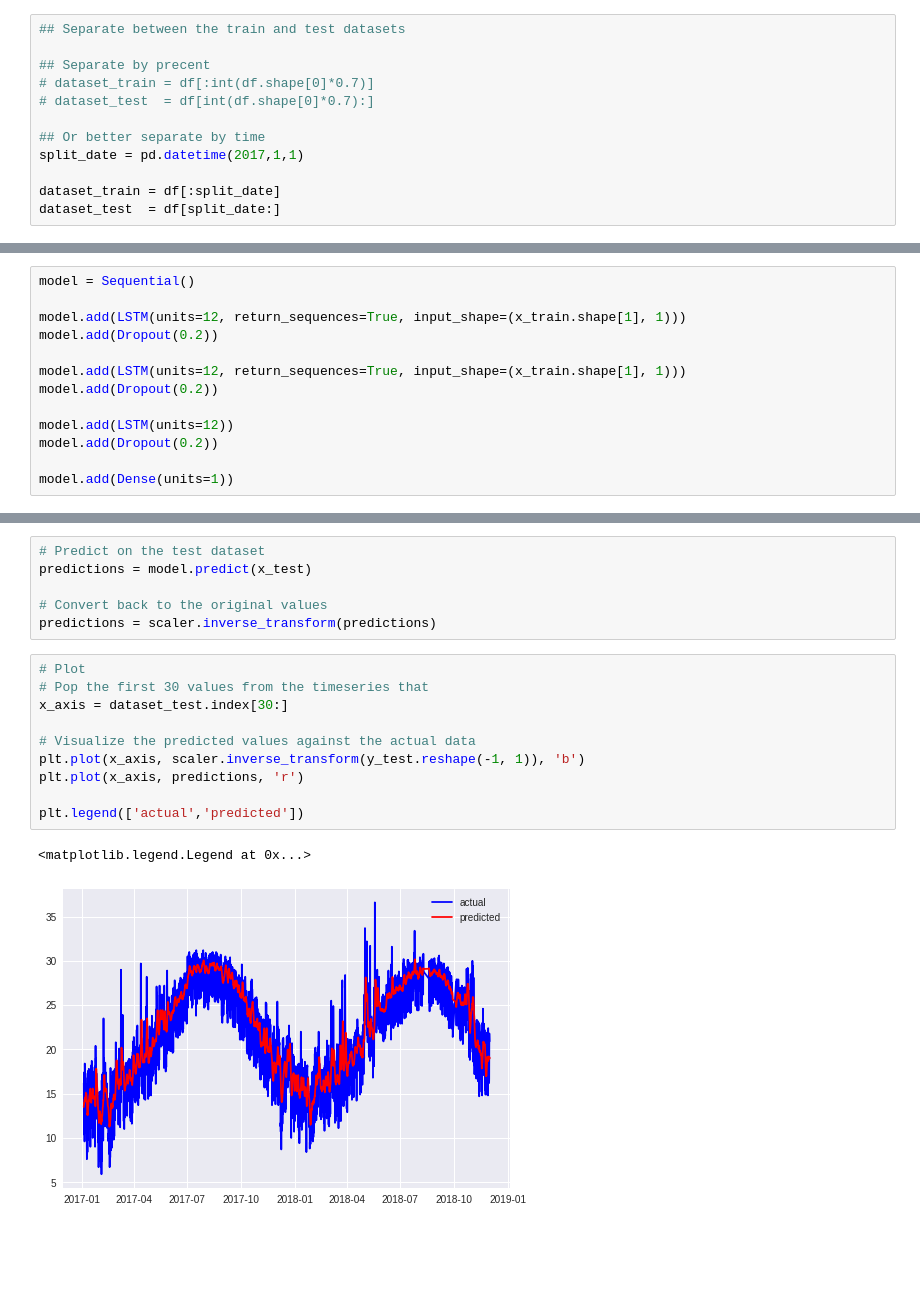
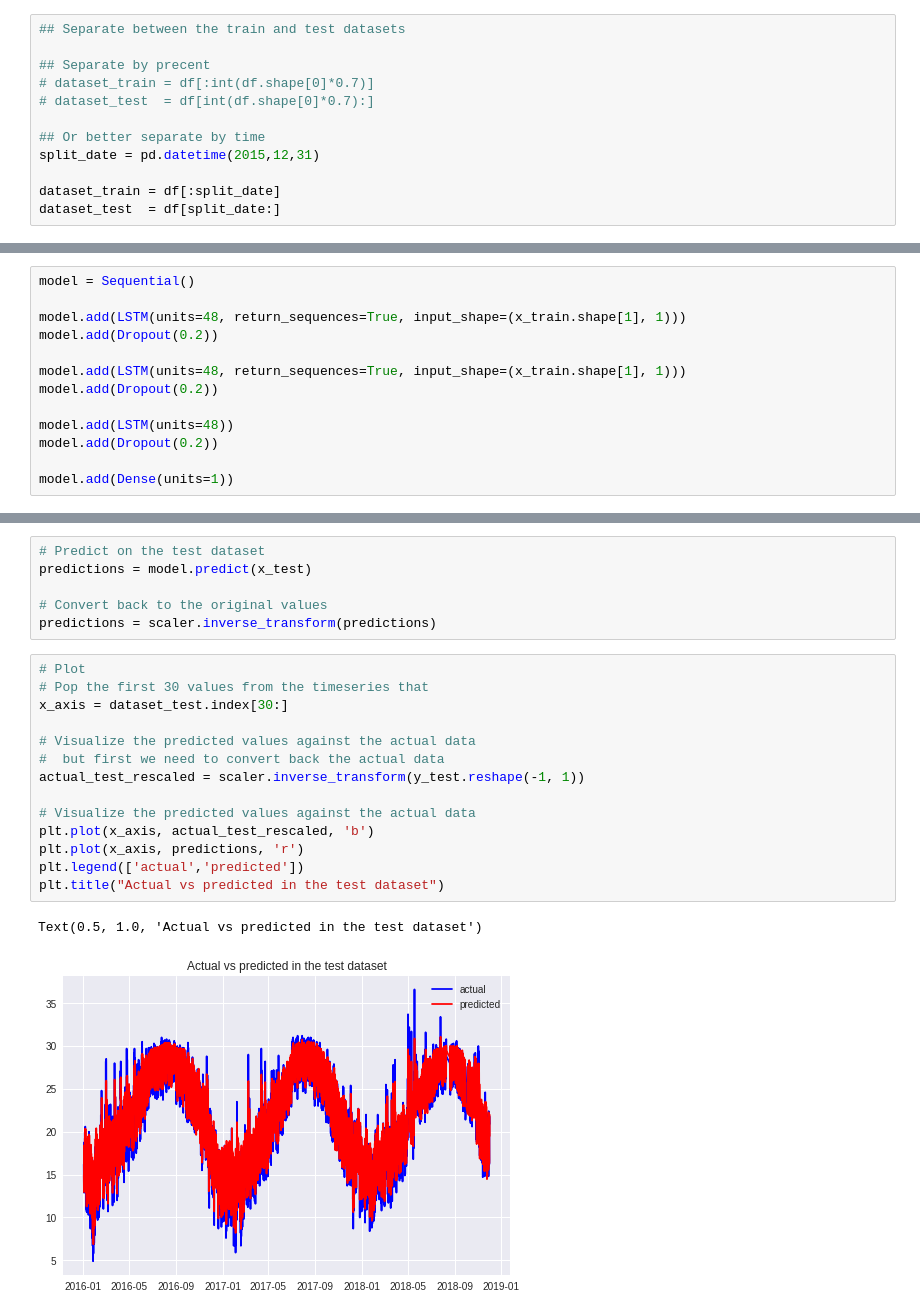
Before and after one commit to phpenthusiast/adventures_in_ml, a Jupyter notebook: 5 temperature forecasting with rnn.ipynb, the cells around one changed output, grey strips where cells are left out. Saved outputs shown, nothing was run; the diff lists cells and outputs as text; blank space fills up the shorter version.

```diff
--- a/5 temperature forecasting with rnn.ipynb
+++ b/5 temperature forecasting with rnn.ipynb
@@ -98,7 +100,7 @@ memory usage: 642.8 KB
 # dataset_test  = df[int(df.shape[0]*0.7):]
 
 ## Or better separate by time
-split_date = pd.datetime(2017,1,1)
+split_date = pd.datetime(2015,12,31)
 
 dataset_train = df[:split_date]
 dataset_test  = df[split_date:]
@@ -190,13 +172,13 @@ print(x_test.shape)
 # %%
 model = Sequential()
 
-model.add(LSTM(units=12, return_sequences=True, input_shape=(x_train.shape[1], 1)))
+model.add(LSTM(units=48, return_sequences=True, input_shape=(x_train.shape[1], 1)))
 model.add(Dropout(0.2))
 
-model.add(LSTM(units=12, return_sequences=True, input_shape=(x_train.shape[1], 1)))
+model.add(LSTM(units=48, return_sequences=True, input_shape=(x_train.shape[1], 1)))
 model.add(Dropout(0.2))
 
-model.add(LSTM(units=12))
+model.add(LSTM(units=48))
 model.add(Dropout(0.2))
 
 model.add(Dense(units=1))
@@ -285,13 +282,17 @@ predictions = scaler.inverse_transform(predictions)
 # %%
 # Plot
 # Pop the first 30 values from the timeseries that
 x_axis = dataset_test.index[30:]
 
 # Visualize the predicted values against the actual data
-plt.plot(x_axis, scaler.inverse_transform(y_test.reshape(-1, 1)), 'b')
+#  but first we need to convert back the actual data
+actual_test_rescaled = scaler.inverse_transform(y_test.reshape(-1, 1))
+
+# Visualize the predicted values against the actual data
+plt.plot(x_axis, actual_test_rescaled, 'b')
 plt.plot(x_axis, predictions, 'r')
-
 plt.legend(['actual','predicted'])
+plt.title("Actual vs predicted in the test dataset")
 # %% [output]
-<matplotlib.legend.Legend at 0x...>
+Text(0.5, 1.0, 'Actual vs predicted in the test dataset')
-[figure, old version]
+[figure, new version]
```
Also changed, not shown: parts of 10 cells of this notebook.
